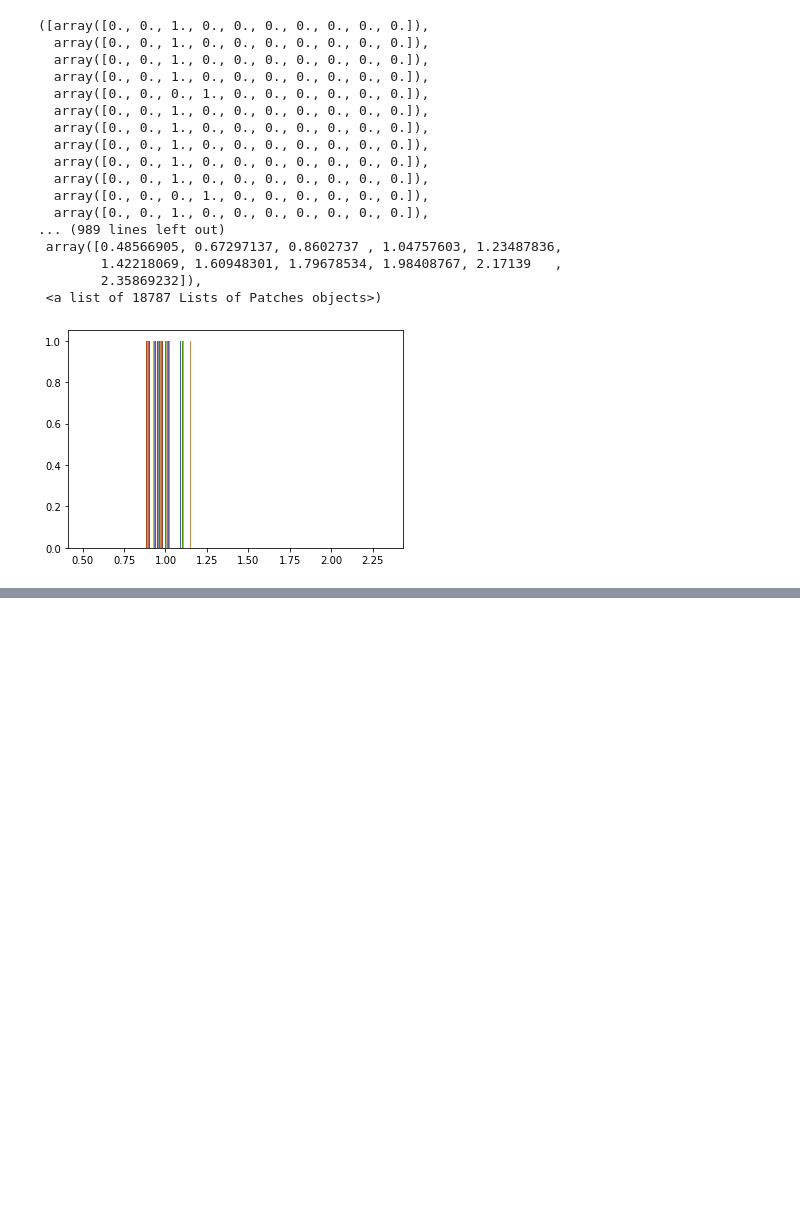
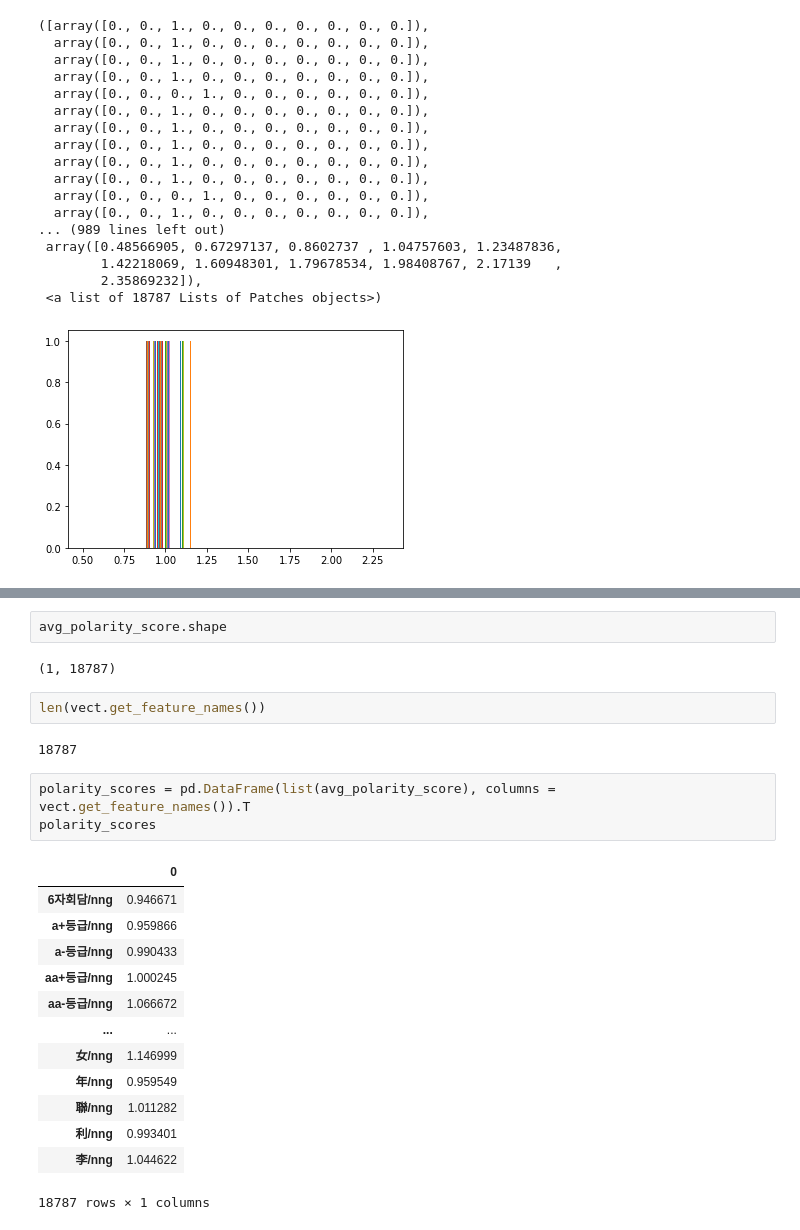
Before and after one commit to Jisang-hwang93/BOK_Report_Team1, a Jupyter notebook: NBC.ipynb, the cells around one changed output, grey strips where cells are left out. Saved outputs shown, nothing was run; the diff lists cells and outputs as text; blank space fills up the shorter version.

```diff
--- a/NBC.ipynb
+++ b/NBC.ipynb
@@ -93,0 +119,25 @@ lf.class
+# %%
+avg_polarity_score.shape
+# %% [output]
+(1, 18787)
+# %%
+len(vect.get_feature_names())
+# %% [output]
+18787
+# %%
+polarity_scores = pd.DataFrame(list(avg_polarity_score), columns = vect.get_feature_names()).T
+polarity_scores
+# %% [output]
+|  | 0 |
+| 6자회담/nng | 0.946671 |
+| a+등급/nng | 0.959866 |
+| a-등급/nng | 0.990433 |
+| aa+등급/nng | 1.000245 |
+| aa-등급/nng | 1.066672 |
+| ... | ... |
+| 女/nng | 1.146999 |
+| 年/nng | 0.959549 |
+| 聯/nng | 1.011282 |
+| 利/nng | 0.993401 |
+| 李/nng | 1.044622 |
+18787 rows × 1 columns
```
Also changed, not shown: parts of 5 cells of this notebook.
